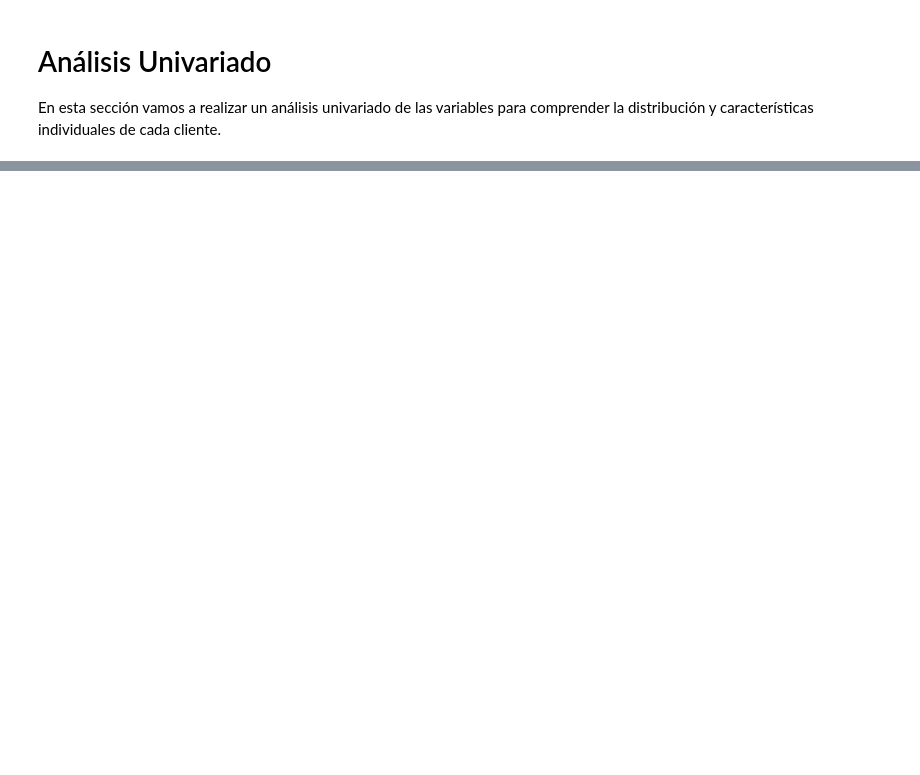
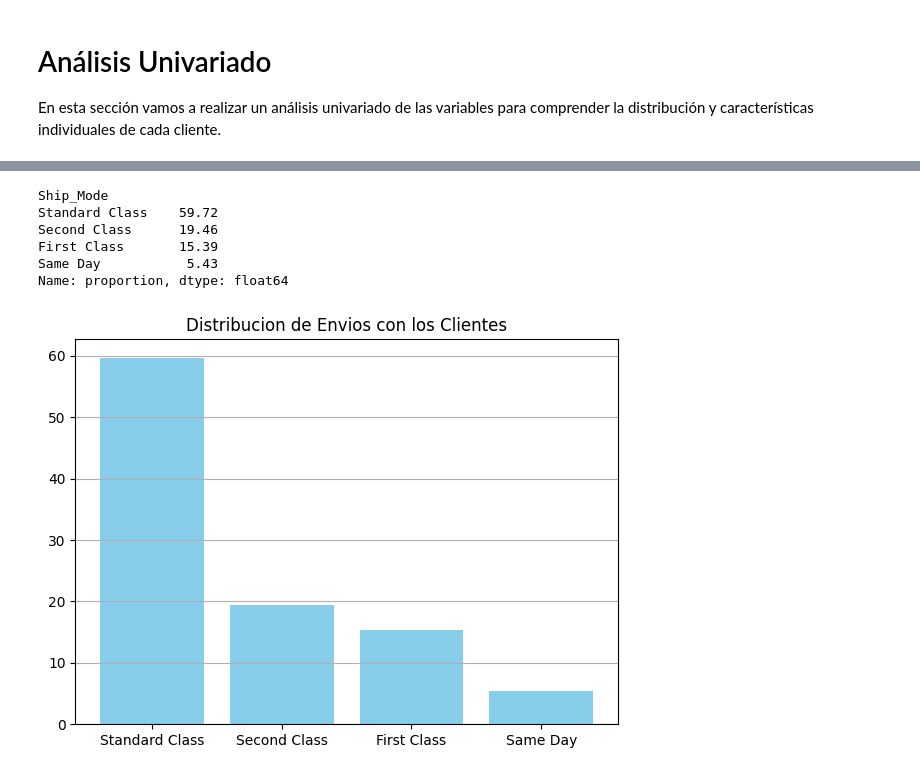
Before and after one commit to Lisandrot1/retail-sales-data-pipeline, a Jupyter notebook: eda/univariado.ipynb, the cells around one changed output, grey strips where cells are left out. Drawn from its saved outputs; the diff is of its cells as text; code cells hidden in the pictures; blank space fills up the shorter version.

```diff
--- a/eda/univariado.ipynb
+++ b/eda/univariado.ipynb
@@ -26,0 +23,17 @@ df
+# %%
+df_mode = (df['Ship_Mode'].value_counts(normalize=True) * 100).round(2)
+
+
+fig_mode , ax_mode = plt.subplots(figsize =(7,5))
+ax_mode.bar(df_mode.index, df_mode.values, color="skyblue")
+ax_mode.grid(axis='y')
+ax_mode.set_title('Distribucion de Envios con los Clientes')
+df_mode
+# %% [output]
+Ship_Mode
+Standard Class    59.72
+Second Class      19.46
+First Class       15.39
+Same Day           5.43
+Name: proportion, dtype: float64
+[figure, added]
```
Also changed, not shown: parts of 14 cells of this notebook, 1 other file.
